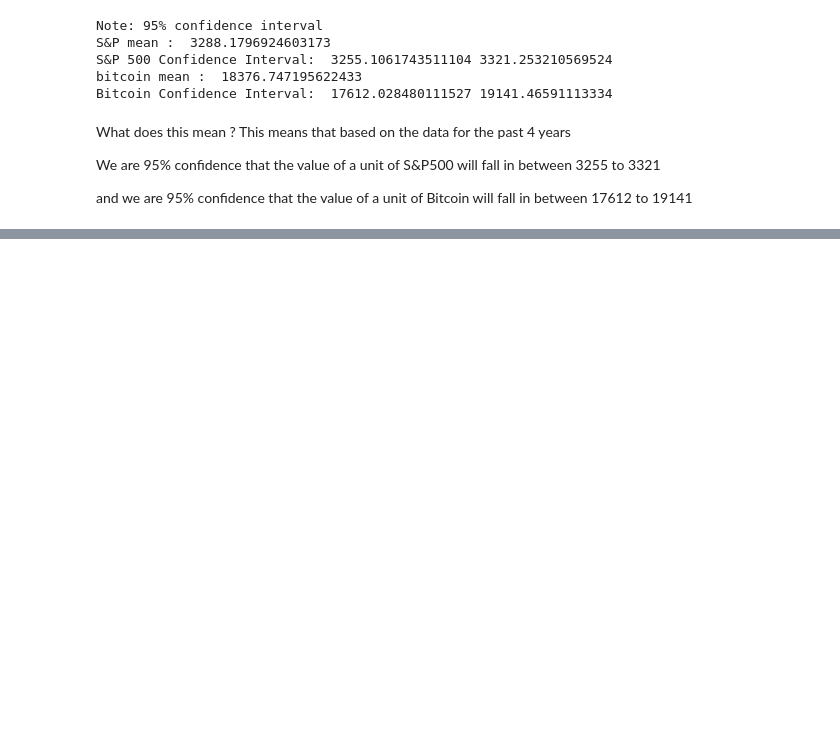
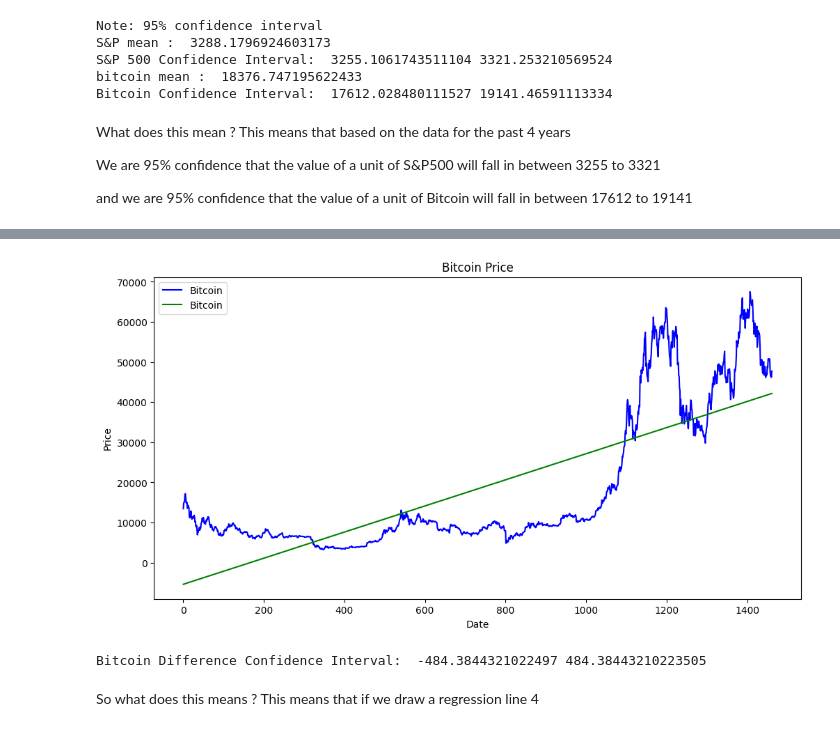
Before and after one commit to dukebao/Bitcoin-and-S-P-500-data-analysis, a Jupyter notebook: univariate_analysis.ipynb, the cells around one changed output, grey strips where cells are left out. Cells and saved outputs as stored; diff of their text form; code cells hidden in the pictures; blank space fills up the shorter version.

```diff
--- a/univariate_analysis.ipynb
+++ b/univariate_analysis.ipynb
@@ -202,0 +300,61 @@ and we are 95% confidence that the value of a unit of Bitcoin will fall in betwe
+# %%
+# Bitcoin
+bitcoindata = pd.read_csv('Bitcoin Historical Data - Investing.com 2018 to 2022.csv')
+bitcoindf = bitcoindata.set_index(pd.DatetimeIndex(bitcoindata['Date']))
+x = np.array([i for i in reversed(range(len(bitcoindf['Price'])))])
+bitcoindf['Price'] = bitcoindf['Price'].str.replace(',','').astype(float)
+bitcoindf['Open'] = bitcoindf['Open'].str.replace(',','').astype(float)
+bitcoindf['High'] = bitcoindf['High'].str.replace(',','').astype(float)
+bitcoindf['Low'] = bitcoindf['Low'].str.replace(',','').astype(float)
+plt.figure(figsize=(12, 6))
+plt.plot(x, bitcoindf['Price'], color='blue', label='Bitcoin')
+plt.title('Bitcoin Price')
+plt.xlabel('Date')
+plt.ylabel('Price')
+
+# Draw a straight line of best fit for bitcoin
+# plt.figure(figsize=(12, 6))
+x = np.array([i for i in reversed(range(len(bitcoindf['Price'])))])
+# # convert the data to float
+y = np.array(bitcoindf['Price'])
+m, b = np.polyfit(x, y, 1)
+plt.plot(x, m*x + b, color='green', label='Bitcoin')
+
+plt.legend()
+plt.show()
+# %% [output]
+[figure, added]
+# %%
+# calculate the differce between the line and the data
+# for Bitcoin
+
+# print(bitcoindf['Price'])
+
+# let y be the data
+# let x be the index
+
+calculated_y = m*x + b
+
+# find out the actual value vs the calculated value
+
+# for Bitcoin
+difference = y - calculated_y
+
+# convernt array to numpy array
+difference = np.array(difference.tolist())
+
+# caluclate the confidence interval for the difference
+# for Bitcoin
+diff_CI_mean = difference.mean()
+diff_CI_std = difference.std()
+diff_CI_n = len(difference)
+# diff_CI_z = 1.96
+diff_t_value = stats.t.ppf(1-0.05, diff_CI_n-1)
+diff_CI_lower = diff_CI_mean - diff_t_value * diff_CI_std / sqrt(diff_CI_n)
+diff_CI_upper = diff_CI_mean + diff_t_value * diff_CI_std / sqrt(diff_CI_n)
+print('Bitcoin Difference Confidence Interval: ', diff_CI_lower, diff_CI_upper)
+# %% [output]
+Bitcoin Difference Confidence Interval:  -484.3844321022497 484.38443210223505
+# %% [markdown]
+So what does this means ?
+This means that if we draw a regression line 4
```
Also changed, not shown: parts of 10 cells of this notebook, 1 other file.
